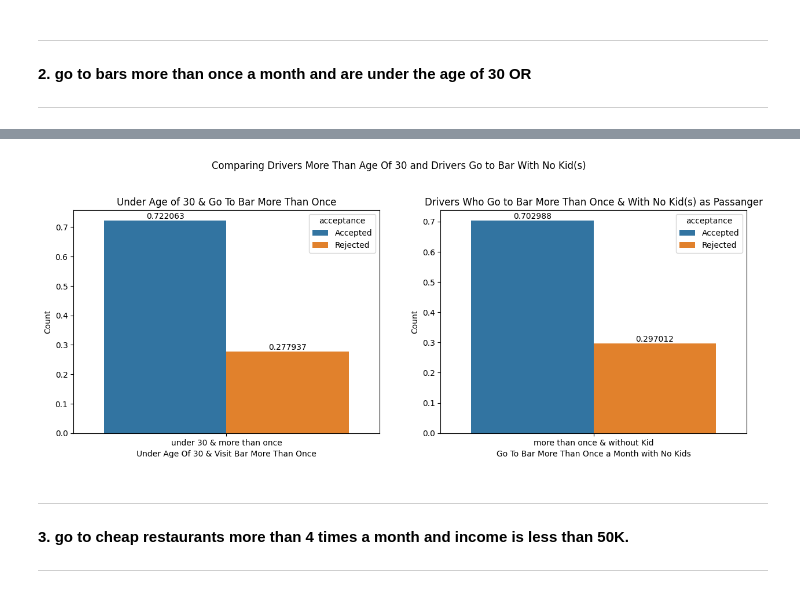
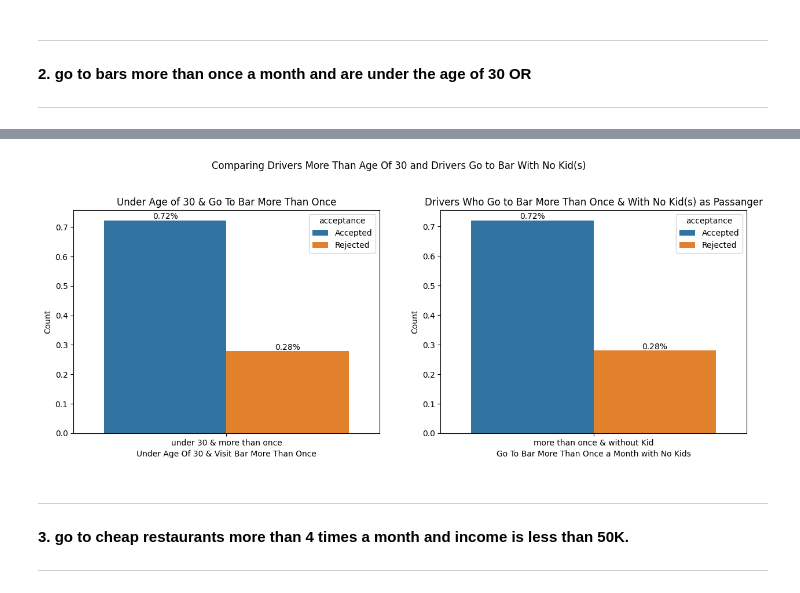
Before and after one commit to arezazadeh/EDA-Coupon_Acceptance, a Jupyter notebook: coupon_activity.ipynb, the cells around one changed output, grey strips where cells are left out. Drawn from its saved outputs; the diff is of its cells as text; code cells hidden in the pictures.

```diff
--- a/coupon_activity.ipynb
+++ b/coupon_activity.ipynb
@@ -444,5 +449,7 @@ bar_coupons_per_age_visit
 # %%
 bar_coupons_per_age_visit.rename(columns={0: "count"}, inplace=True)
+# %%
+bar_coupons_per_age_visit.sort_values(by="acceptance", ascending=True, inplace=True)
 # %%
 plt.figure(figsize=(15,5))
 
@@ -513 +522,10 @@ grp_by_visit_passanger
+# %%
+grp_by_visit_passanger = bar_coupons.groupby("visit_passanger")[["acceptance", "visit_passanger"]]\
+.value_counts(normalize=True).reset_index().rename(columns={0: "count"})
+
+
+# if plot sees "Rejected" first in the table, it will choose that as a blue color, so to ensure the plot coloring
+# stays uniform across, I am sorting the DF by "acceptance"
+
+grp_by_visit_passanger.sort_values(by="acceptance", ascending=True, inplace=True)
 # %%
@@ -558,7 +579,7 @@ Name: age, dtype: int64
 # %%
 # 1.
 
-more_than_once_no_kids_no_widowed = bar_coupons.query("visit_passanger == 'more than once & without Kid' & maritalStatus != 'Widowed'")\
+more_than_once_no_kids_no_widowed = bar_coupons.query("age_30_visit == 'under 30 & more than once' & passanger != 'Kid(s)' & maritalStatus != 'Widowed'")\
 [["visit_passanger","acceptance"]].value_counts(normalize=True).reset_index()
 
 
@@ -601,4 +622,4 @@ Name: age_30_visit, dtype: float64
 # %%
 age_30_visit = bar_coupons.groupby("age_30_visit")[["age_30_visit", "acceptance"]].value_counts(normalize=True)\
 .reset_index().rename(columns={0: "count"})
-age_30_visit
+age_30_visit.sort_values(by="acceptance", ascending=True, inplace=True)
@@ -615,37 +626,43 @@ age_30_visit
 # %%
+# Plot Code Block...
+
 
 plt.figure(figsize=(15, 5))
 
 
 plt.subplot(121)
 
 age_more_30_barplt = sns.barplot(data=age_30_visit.query("age_30_visit == 'under 30 & more than once'"), x="age_30_visit", y="count", hue="acceptance")
 
 age_more_30_barplt.set(title="Under Age of 30 & Go To Bar More Than Once");
 
 plt.xlabel("Under Age Of 30 & Visit Bar More Than Once");
 plt.ylabel("Count");
 
 
 plt.subplot(122)
 more_than_once_nokid_barplt = sns.barplot(data=more_than_once_no_kids_no_widowed, x="visit_passanger", y=0, hue="acceptance");
 
 more_than_once_nokid_barplt.set_title("Drivers Who Go to Bar More Than Once & With No Kid(s) as Passanger")
 
 
 plt.xlabel("Go To Bar More Than Once a Month with No Kids");
 plt.ylabel("Count");
 
 plt.suptitle("Comparing Drivers More Than Age Of 30 and Drivers Go to Bar With No Kid(s)", y=1.05)
 
+
 # idea and reasearch done by Bryan Walsh
 for i in age_more_30_barplt.containers:
-    age_more_30_barplt.bar_label(i, )
+    labels = list(map(lambda x: str(round(x, 2)) + "%", i.datavalues))
+    age_more_30_barplt.bar_label(i, labels=labels)
+
 
 for i in more_than_once_nokid_barplt.containers:
-    more_than_once_nokid_barplt.bar_label(i, )
+    labels = list(map(lambda x: str(round(x, 2)) + "%", i.datavalues))
+    more_than_once_nokid_barplt.bar_label(i, labels=labels)
 # %% [output]
-[figure, old version]
+[figure, new version]
 # %% [markdown]
 <hr>
 
```
Also changed, not shown: parts of 36 cells of this notebook.
